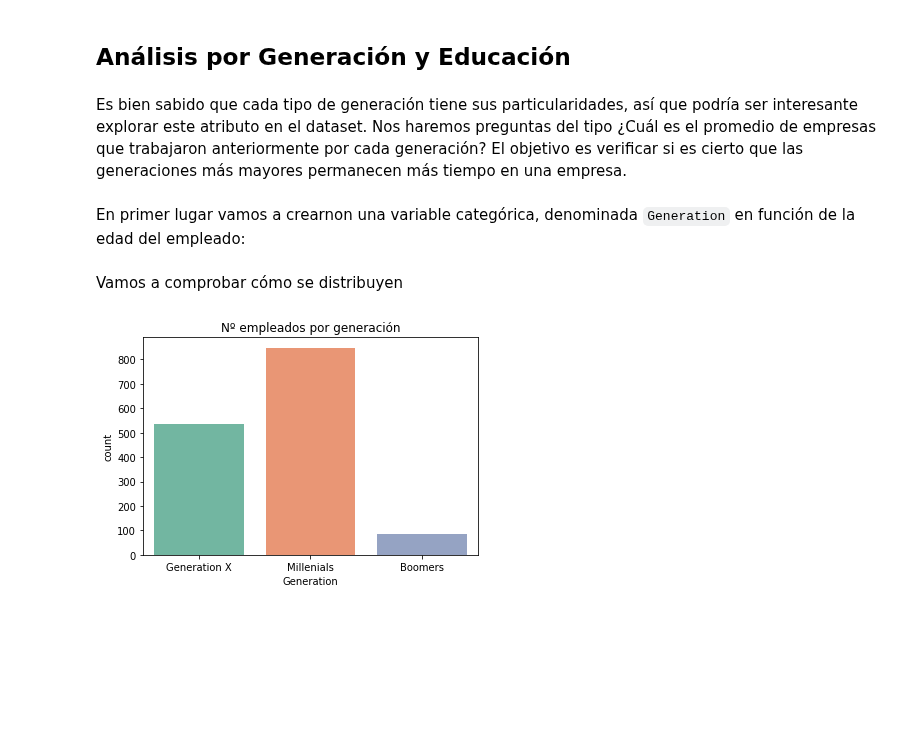
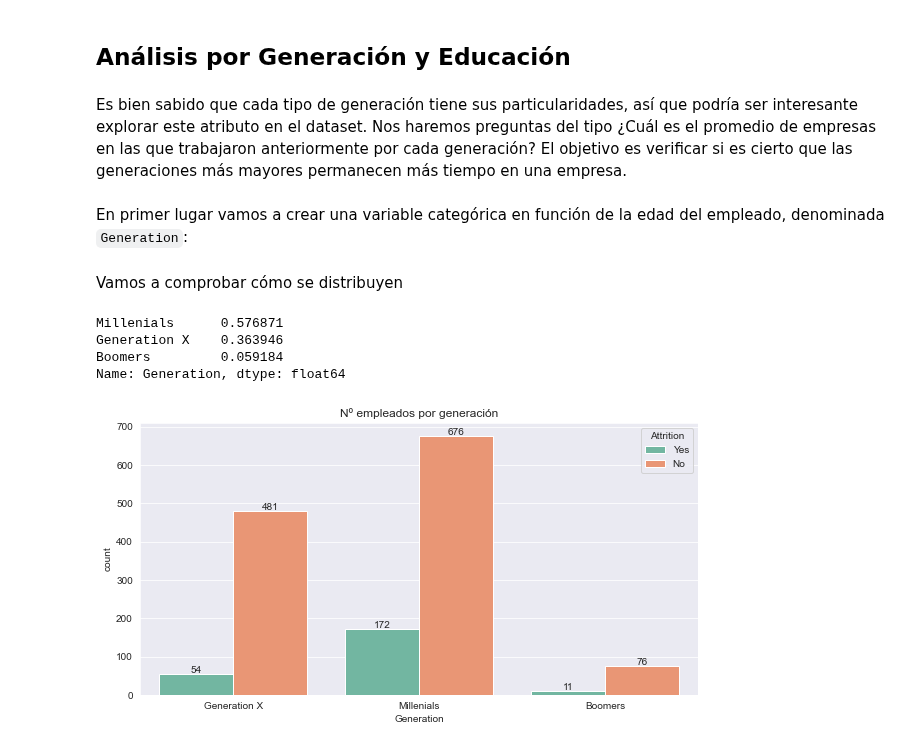
Before and after one commit to SgtSteiner/DataScience, a Jupyter notebook: Attrition/Attrition.ipynb, the cells around one changed output. Drawn from its saved outputs; the diff is of its cells as text; code cells hidden in the pictures; blank space fills up the shorter version.

Commit message:
Attrition update

```diff
--- a/Attrition/Attrition.ipynb
+++ b/Attrition/Attrition.ipynb
@@ -189,23 +234,37 @@ plt.title("¿Existe alguna disparidad en los ingresos por género?");
 # %% [markdown]
 ### Media de ingresos y presencia por departamento
 # %%
+total = len(df)
+
 figure, axs = plt.subplots(ncols=2, figsize=(15,5))
 
 # Salario medio por género
 df_gender_income = df[["Gender", "MonthlyIncome"]].groupby("Gender").mean()
 sns.barplot(x=df_gender_income["MonthlyIncome"], y=df_gender_income.index.values, orient="h", palette="Set2", ax=axs[0])
 axs[0].title.set_text('Salario medio por género')
-avg_male = round(df_gender_income["MonthlyIncome"][0],2)
-avg_female = round(df_gender_income["MonthlyIncome"][1],2)
+avg_male = round(df_gender_income.loc["Male"][0],2)
+avg_female = round(df_gender_income.loc["Female"][0],2)
 axs[0].text(1000, 0.04, str(avg_male) + " $", fontsize = 12)
-axs[0].text(1000, 1.04, str(avg_female) + " $", fontsize = 12);
+axs[0].text(1000, 1.04, str(avg_female) + " $", fontsize = 12)
 
 # Nº de empleados por departamento (por género)
-sns.countplot(x='Department', hue="Gender", data=df, palette="Set2", ax=axs[1])
-axs[1].title.set_text('Nº empleados por departamento')
+g = sns.countplot(x='Department', hue="Gender", data=df, palette="Set2", ax=axs[1])
+axs[1].title.set_text('Nº empleados por departamento y género')
+for p in g.patches:
+    height = p.get_height()
+    g.text(p.get_x()+p.get_width()/2.,
+            height + 3,
+            f'{height} ({round((height/total) * 100):.0f}%)',
+            ha="center")
 
 # Nº de empleados por departamento
 figure, axs = plt.subplots(figsize=(7,5))
-sns.countplot(x='Department', data=df, palette="Set2", ax=axs);
-plt.title('Nº empleados por departamento');
+g = sns.countplot(x='Department', data=df, palette="Set2", ax=axs);
+plt.title('Nº empleados por departamento')
+for p in g.patches:
+    height = p.get_height()
+    g.text(p.get_x()+p.get_width()/2.,
+            height + 3,
+            f'{height} ({round((height/total) * 100):.0f}%)',
+            ha="center");
 # %% [output]
@@ -216,18 +275,33 @@ Los **salarios medios** para ambos sexos son prácticamente los mismos, teniendo
 # %% [markdown]
 ## Análisis por Generación y Educación
 # %% [markdown]
-Es bien sabido que cada tipo de generación tiene sus particularidades, así que podría ser interesante explorar este atributo en el dataset. Nos haremos preguntas del tipo ¿Cuál es el promedio de empresas que trabajaron anteriormente por cada generación? El objetivo es verificar si es cierto que las generaciones más mayores permanecen más tiempo en una empresa.
+Es bien sabido que cada tipo de generación tiene sus particularidades, así que podría ser interesante explorar este atributo en el dataset. Nos haremos preguntas del tipo ¿Cuál es el promedio de empresas en las que trabajaron anteriormente por cada generación? El objetivo es verificar si es cierto que las generaciones más mayores permanecen más tiempo en una empresa.
 # %% [markdown]
-En primer lugar vamos a crearnon una variable categórica, denominada `Generation` en función de la edad del empleado:
+En primer lugar vamos a crear una variable categórica en función de la edad del empleado, denominada `Generation`:
 # %%
 conditions = [df["Age"] < 38, (df["Age"] >= 38) & (df["Age"] < 54), (df["Age"] >= 54) & (df["Age"] < 73)]
 choices = ["Millenials", "Generation X", "Boomers"]
 df["Generation"] = np.select(conditions, choices, default="Silent")
 # %% [markdown]
 Vamos a comprobar cómo se distribuyen
+# %%
+df["Generation"].value_counts(normalize=True)
+# %% [output]
+Millenials      0.576871
+Generation X    0.363946
+Boomers         0.059184
+Name: Generation, dtype: float64
 # %%
 # Nº de empleados por generación
-sns.countplot(x='Generation', data=df, palette="Set2");
-plt.title('Nº empleados por generación');
+sns.set_style("darkgrid")
+figure, axs = plt.subplots(figsize=(10,5))
+g = sns.countplot(x='Generation', data=df, hue="Attrition", palette="Set2");
+plt.title('Nº empleados por generación')
+for p in g.patches:
+    height = p.get_height()
+    g.text(p.get_x()+p.get_width()/2.,
+            height + 3,
+            f'{height}',
+            ha="center");
 # %% [output]
-[figure, old version]
+[figure, new version]
```
Also changed, not shown: parts of 31 cells of this notebook.
